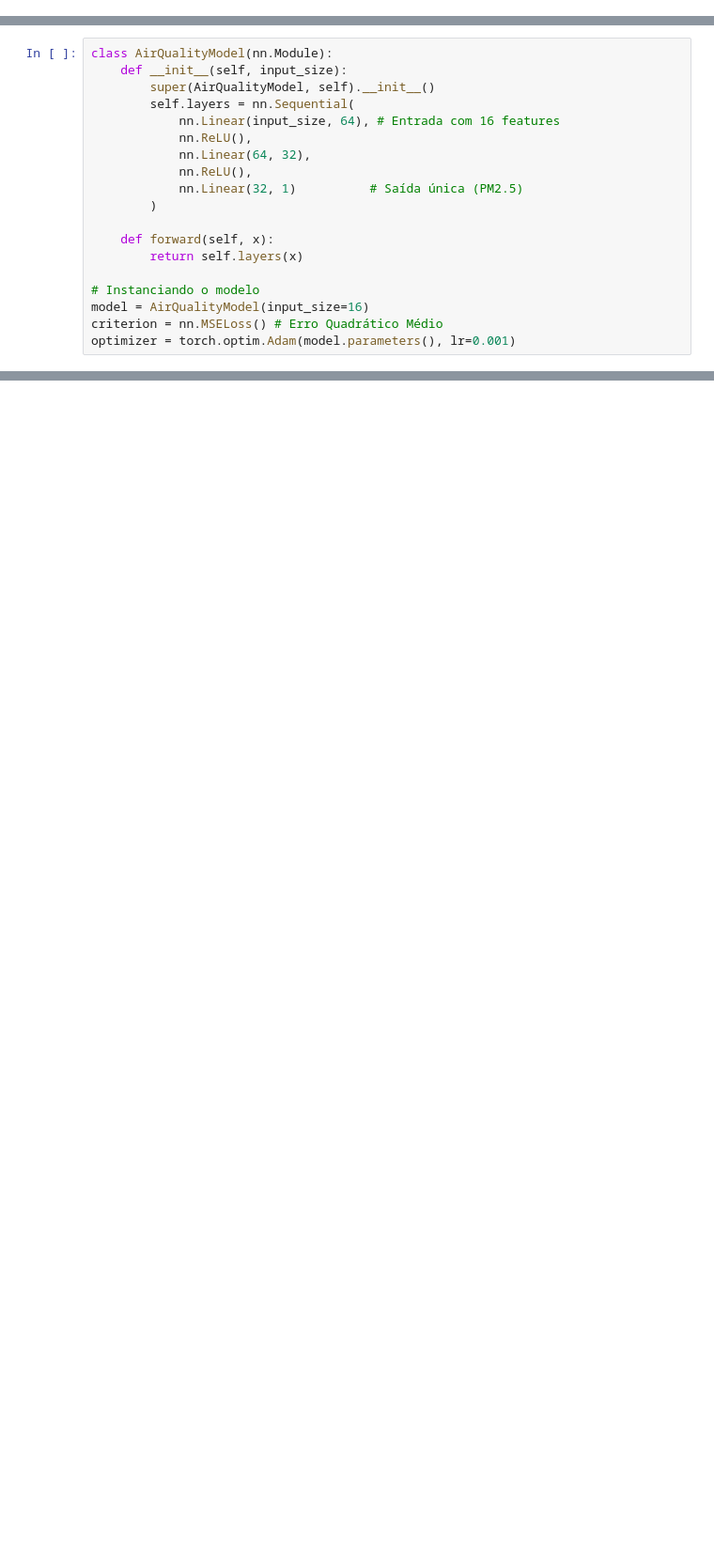
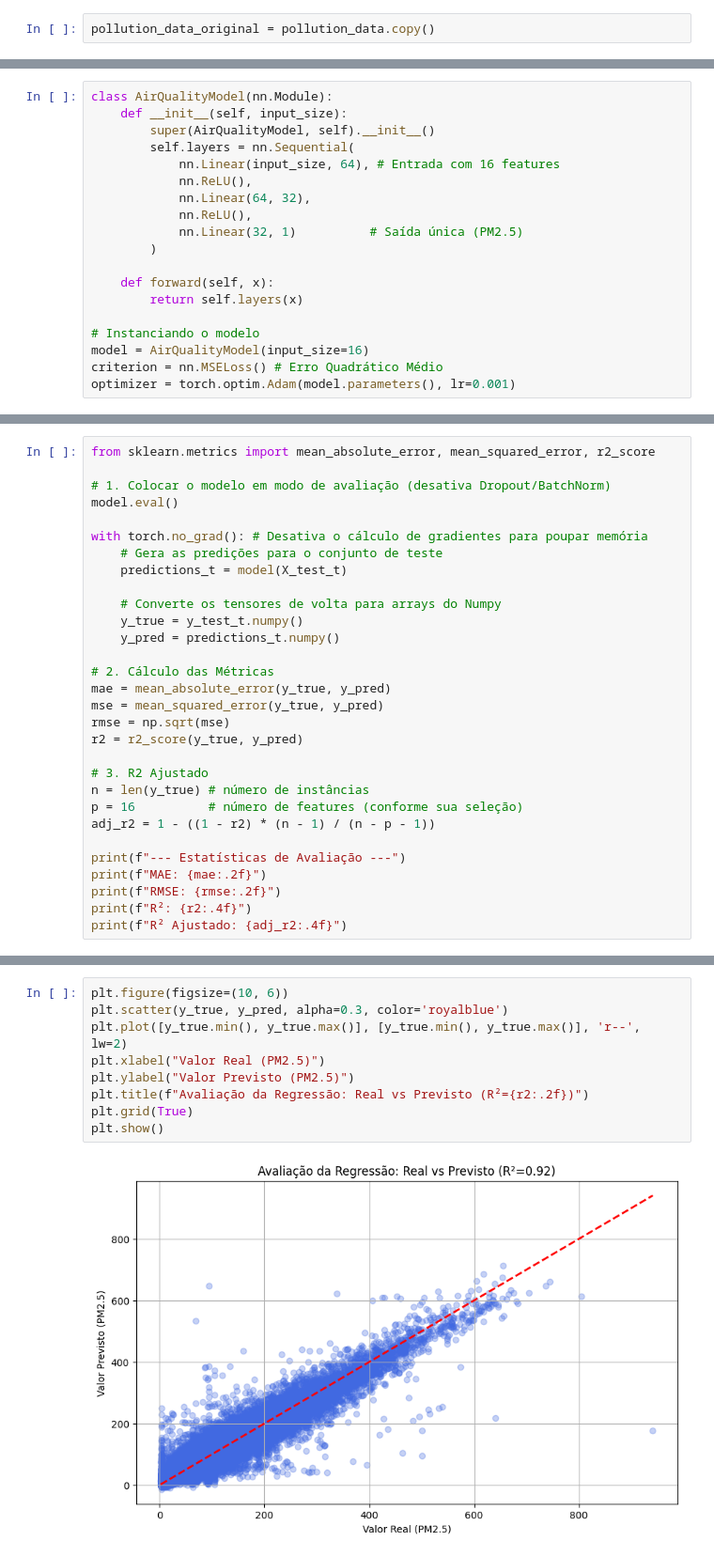
Before and after one commit to Pedrohgms0/pm25-prediction-pytorch, a Jupyter notebook: pm25-prediction-pytorch.ipynb, the cells around one changed output, grey strips where cells are left out. Shown at 94% size. Drawn from its saved outputs; the diff is of its cells as text; blank space fills up the shorter version.

```diff
--- a/pm25-prediction-pytorch.ipynb
+++ b/pm25-prediction-pytorch.ipynb
@@ -599,3 +566,5 @@ pollution_data.head()
 | 2 | 2013 | 3 | 1 | 2 | 3.0 | 3.0 | 10.0 | 19.0 | 300.0 | 69.0 | -1.1 | ... |
 | 3 | 2013 | 3 | 1 | 3 | 3.0 | 6.0 | 7.0 | 24.0 | 400.0 | 62.0 | -1.4 | ... |
 | 4 | 2013 | 3 | 1 | 4 | 3.0 | 6.0 | 5.0 | 14.0 | 400.0 | 71.0 | -2.0 | ... |
+# %%
+pollution_data_original = pollution_data.copy()
@@ -731,0 +826,30 @@ plt.show()
+# %%
+from sklearn.metrics import mean_absolute_error, mean_squared_error, r2_score
+
+# 1. Colocar o modelo em modo de avaliação (desativa Dropout/BatchNorm)
+model.eval()
+
+with torch.no_grad(): # Desativa o cálculo de gradientes para poupar memória
+    # Gera as predições para o conjunto de teste
+    predictions_t = model(X_test_t)
+
+    # Converte os tensores de volta para arrays do Numpy
+    y_true = y_test_t.numpy()
+    y_pred = predictions_t.numpy()
+
+# 2. Cálculo das Métricas
+mae = mean_absolute_error(y_true, y_pred)
+mse = mean_squared_error(y_true, y_pred)
+rmse = np.sqrt(mse)
+r2 = r2_score(y_true, y_pred)
+
+# 3. R2 Ajustado
+n = len(y_true) # número de instâncias
+p = 16          # número de features (conforme sua seleção)
+adj_r2 = 1 - ((1 - r2) * (n - 1) / (n - p - 1))
+
+print(f"--- Estatísticas de Avaliação ---")
+print(f"MAE: {mae:.2f}")
+print(f"RMSE: {rmse:.2f}")
+print(f"R²: {r2:.4f}")
+print(f"R² Ajustado: {adj_r2:.4f}")
@@ -731,0 +862,11 @@ plt.show()
+# %%
+plt.figure(figsize=(10, 6))
+plt.scatter(y_true, y_pred, alpha=0.3, color='royalblue')
+plt.plot([y_true.min(), y_true.max()], [y_true.min(), y_true.max()], 'r--', lw=2)
+plt.xlabel("Valor Real (PM2.5)")
+plt.ylabel("Valor Previsto (PM2.5)")
+plt.title(f"Avaliação da Regressão: Real vs Previsto (R²={r2:.2f})")
+plt.grid(True)
+plt.show()
+# %% [output]
+[figure, added]
```
Also changed, not shown: parts of 15 cells of this notebook.
